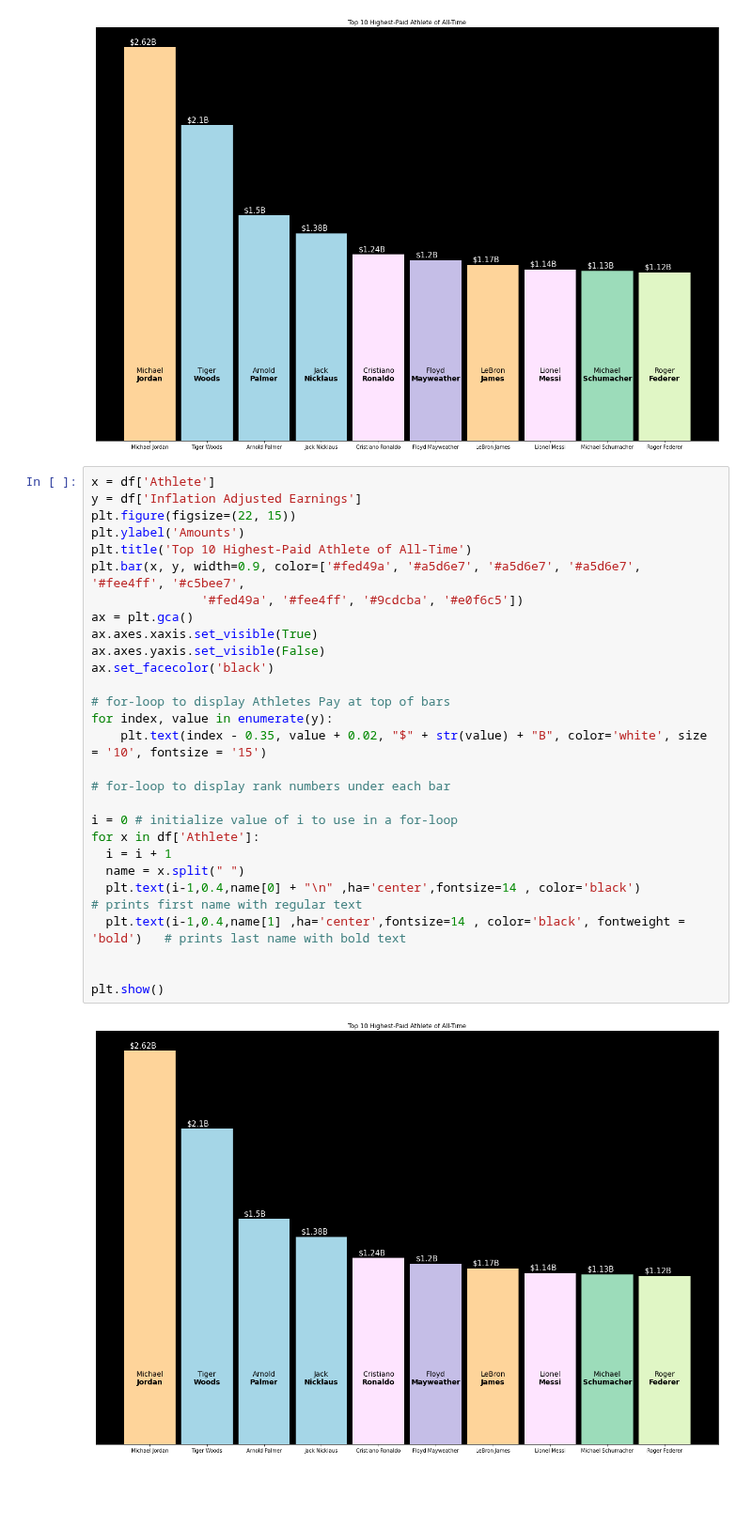
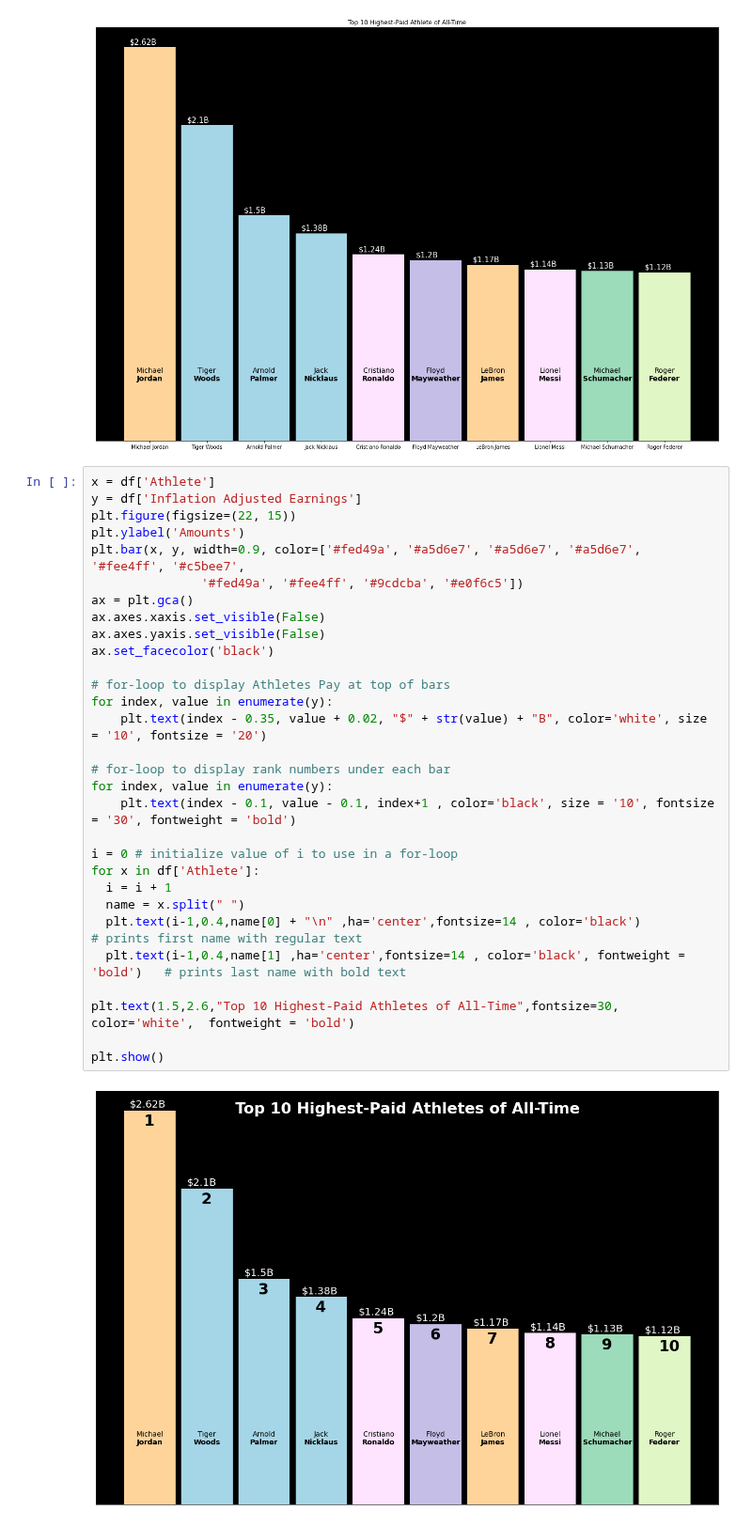
Before and after one commit to aayushbhurtel/Data_Visualization, a Jupyter notebook: Recreating_masters_proposal_INITIAL_DRAFT.ipynb, the cells around one changed output. Shown at 94% size. Cells and saved outputs as stored; diff of their text form; blank space fills up the shorter version.

```diff
--- a/Recreating_masters_proposal_INITIAL_DRAFT.ipynb
+++ b/Recreating_masters_proposal_INITIAL_DRAFT.ipynb
@@ -218,30 +218,32 @@ plt.show()
 # %%
 x = df['Athlete']
 y = df['Inflation Adjusted Earnings']
 plt.figure(figsize=(22, 15))
 plt.ylabel('Amounts')
-plt.title('Top 10 Highest-Paid Athlete of All-Time')
 plt.bar(x, y, width=0.9, color=['#fed49a', '#a5d6e7', '#a5d6e7', '#a5d6e7', '#fee4ff', '#c5bee7',
                '#fed49a', '#fee4ff', '#9cdcba', '#e0f6c5'])
 ax = plt.gca()
-ax.axes.xaxis.set_visible(True)
+ax.axes.xaxis.set_visible(False)
 ax.axes.yaxis.set_visible(False)
 ax.set_facecolor('black')
 
 # for-loop to display Athletes Pay at top of bars
 for index, value in enumerate(y):
-    plt.text(index - 0.35, value + 0.02, "$" + str(value) + "B", color='white', size = '10', fontsize = '15')
+    plt.text(index - 0.35, value + 0.02, "$" + str(value) + "B", color='white', size = '10', fontsize = '20')
 
 # for-loop to display rank numbers under each bar
+for index, value in enumerate(y):
+    plt.text(index - 0.1, value - 0.1, index+1 , color='black', size = '10', fontsize = '30', fontweight = 'bold')
 
 i = 0 # initialize value of i to use in a for-loop
 for x in df['Athlete']:
   i = i + 1
   name = x.split(" ")
   plt.text(i-1,0.4,name[0] + "\n" ,ha='center',fontsize=14 , color='black')          # prints first name with regular text
   plt.text(i-1,0.4,name[1] ,ha='center',fontsize=14 , color='black', fontweight = 'bold')   # prints last name with bold text
 
+plt.text(1.5,2.6,"Top 10 Highest-Paid Athletes of All-Time",fontsize=30, color='white',  fontweight = 'bold')
 
 plt.show()
 # %% [output]
-[figure, old version]
+[figure, new version]
```
